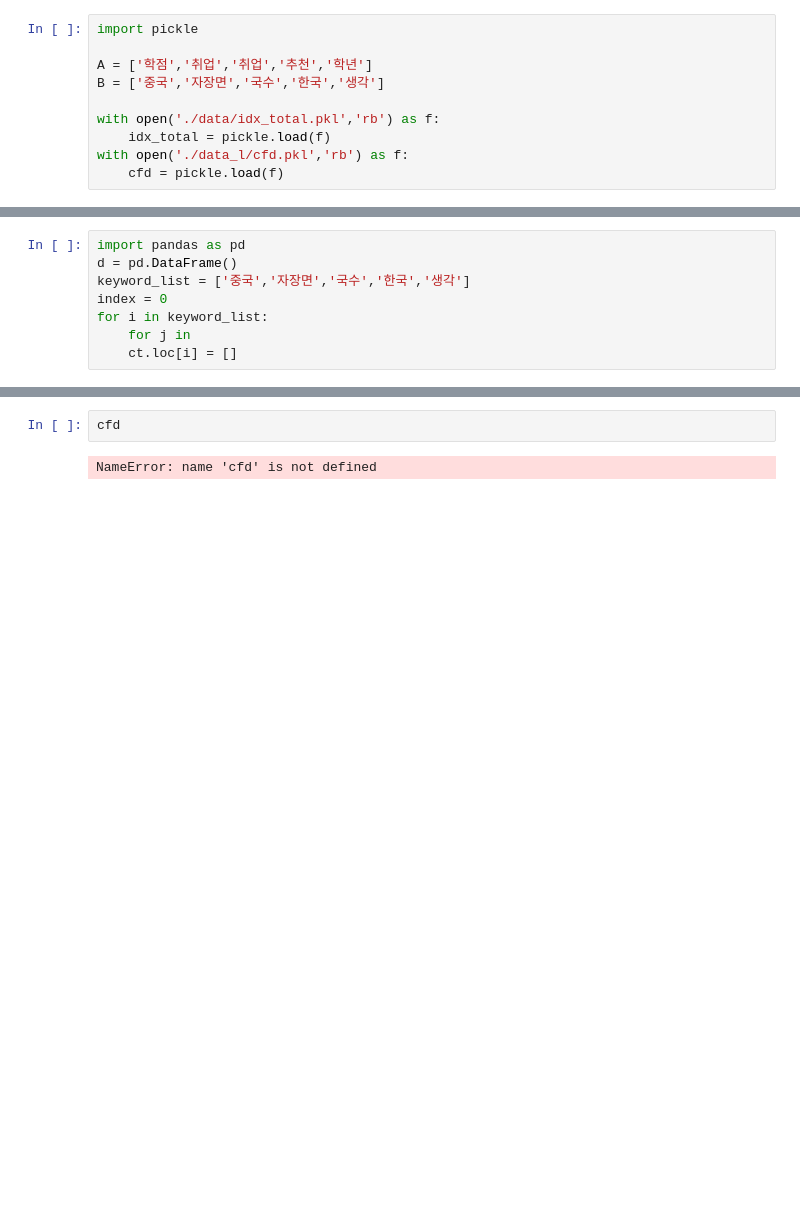
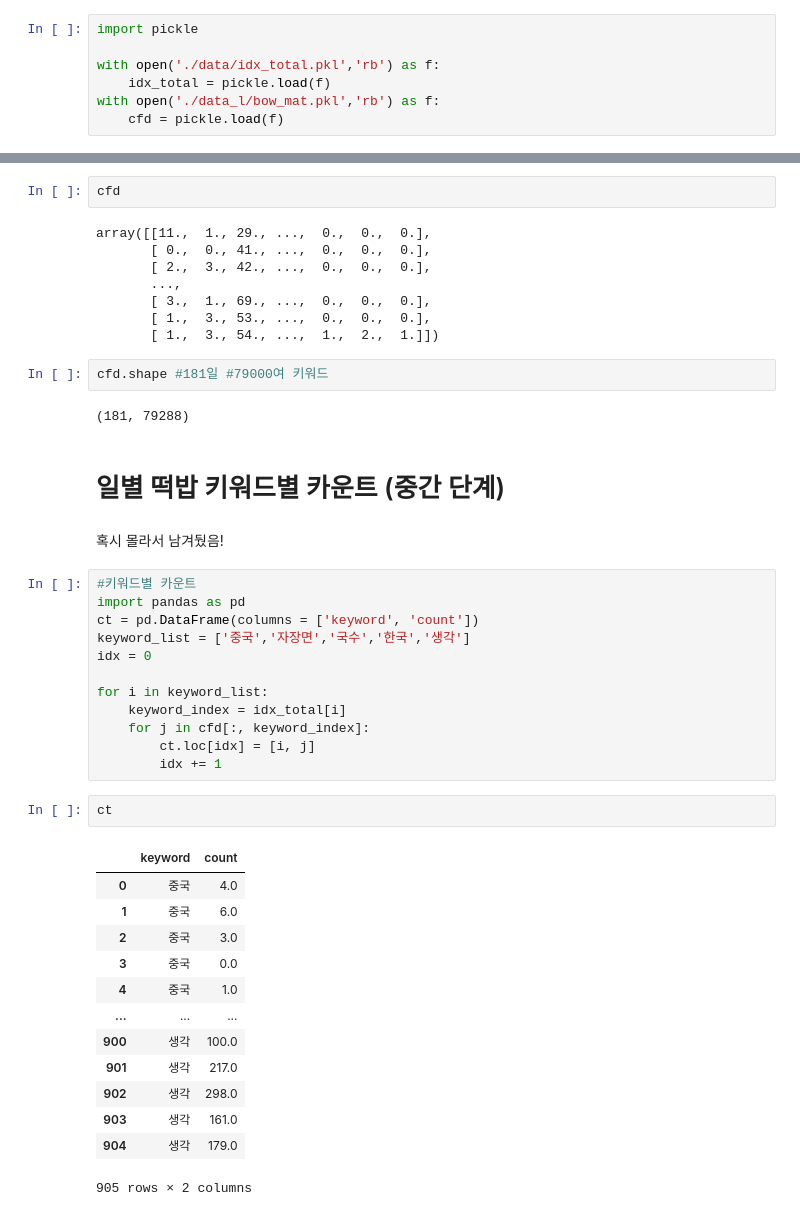
Before and after one commit to JourneyKo/ssodam, a Jupyter notebook: ssodam2021_Topic_Analysis_and_Visualization.ipynb, the cells around one changed output, grey strips where cells are left out. Saved outputs shown, nothing was run; the diff lists cells and outputs as text; blank space fills up the shorter version.

```diff
--- a/ssodam2021_Topic_Analysis_and_Visualization.ipynb
+++ b/ssodam2021_Topic_Analysis_and_Visualization.ipynb
@@ -3,11 +3,8 @@
 # %%
 import pickle
 
-A = ['학점','취업','취업','추천','학년']
-B = ['중국','자장면','국수','한국','생각']
-
 with open('./data/idx_total.pkl','rb') as f:
     idx_total = pickle.load(f)
-with open('./data_l/cfd.pkl','rb') as f:
+with open('./data_l/bow_mat.pkl','rb') as f:
     cfd = pickle.load(f)
 # %%
@@ -51,8 +32,0 @@ def count_keywords(keyword_list):
-# %%
-import pandas as pd
-d = pd.DataFrame()
-keyword_list = ['중국','자장면','국수','한국','생각']
-index = 0
-for i in keyword_list:
-    for j in
-    ct.loc[i] = []
@@ -65,4 +33,46 @@ AttributeError: 'DataFrame' object has no attribute '_data'
 # %%
 cfd
 # %% [output]
-NameError: name 'cfd' is not defined
+array([[11.,  1., 29., ...,  0.,  0.,  0.],
+       [ 0.,  0., 41., ...,  0.,  0.,  0.],
+       [ 2.,  3., 42., ...,  0.,  0.,  0.],
+       ...,
+       [ 3.,  1., 69., ...,  0.,  0.,  0.],
+       [ 1.,  3., 53., ...,  0.,  0.,  0.],
+       [ 1.,  3., 54., ...,  1.,  2.,  1.]])
+# %%
+cfd.shape #181일 #79000여 키워드
+# %% [output]
+(181, 79288)
+# %% [markdown]
+# 일별 떡밥 키워드별 카운트 (중간 단계)
+# %% [markdown]
+혹시 몰라서 남겨뒀음!
+# %%
+#키워드별 카운트
+import pandas as pd
+ct = pd.DataFrame(columns = ['keyword', 'count'])
+keyword_list = ['중국','자장면','국수','한국','생각']
+idx = 0
+
+for i in keyword_list:
+    keyword_index = idx_total[i]
+    for j in cfd[:, keyword_index]:
+        ct.loc[idx] = [i, j]
+        idx += 1
+# %%
+ct
+# %% [output]
+|  | keyword | count |
+| 0 | 중국 | 4.0 |
+| 1 | 중국 | 6.0 |
+| 2 | 중국 | 3.0 |
+| 3 | 중국 | 0.0 |
+| 4 | 중국 | 1.0 |
+| ... | ... | ... |
+| 900 | 생각 | 100.0 |
+| 901 | 생각 | 217.0 |
+| 902 | 생각 | 298.0 |
+| 903 | 생각 | 161.0 |
+| 904 | 생각 | 179.0 |
+905 rows × 2 columns
```
Also changed, not shown: parts of 9 cells of this notebook.
